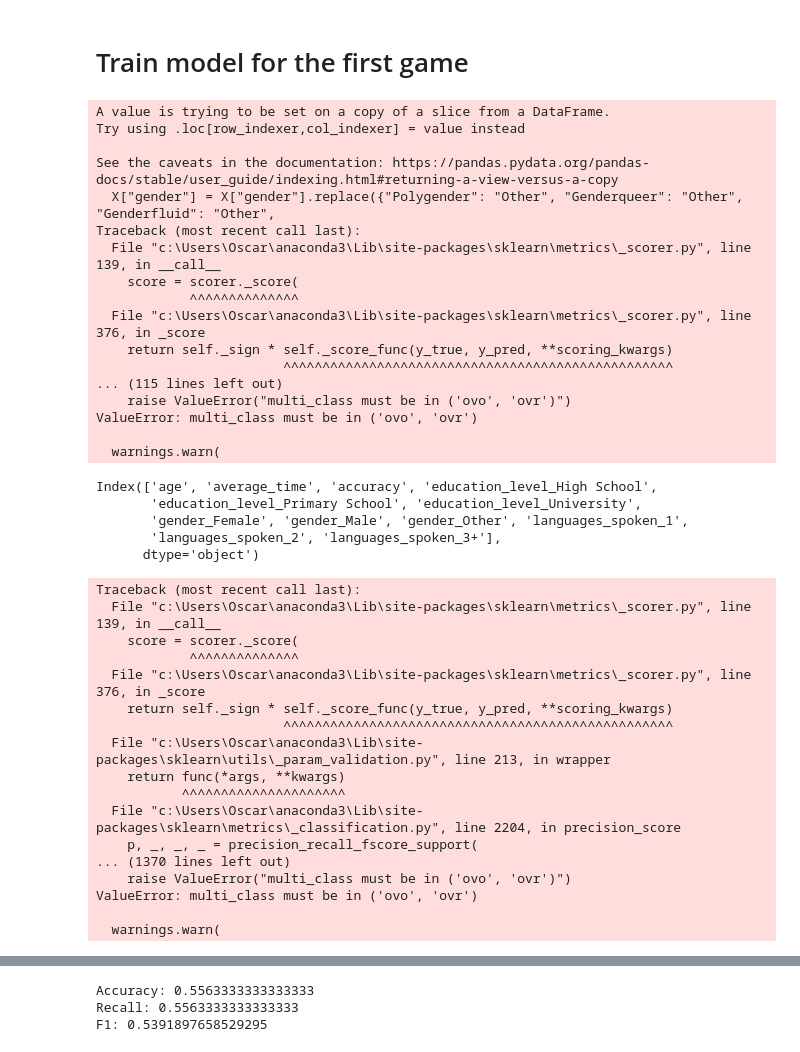
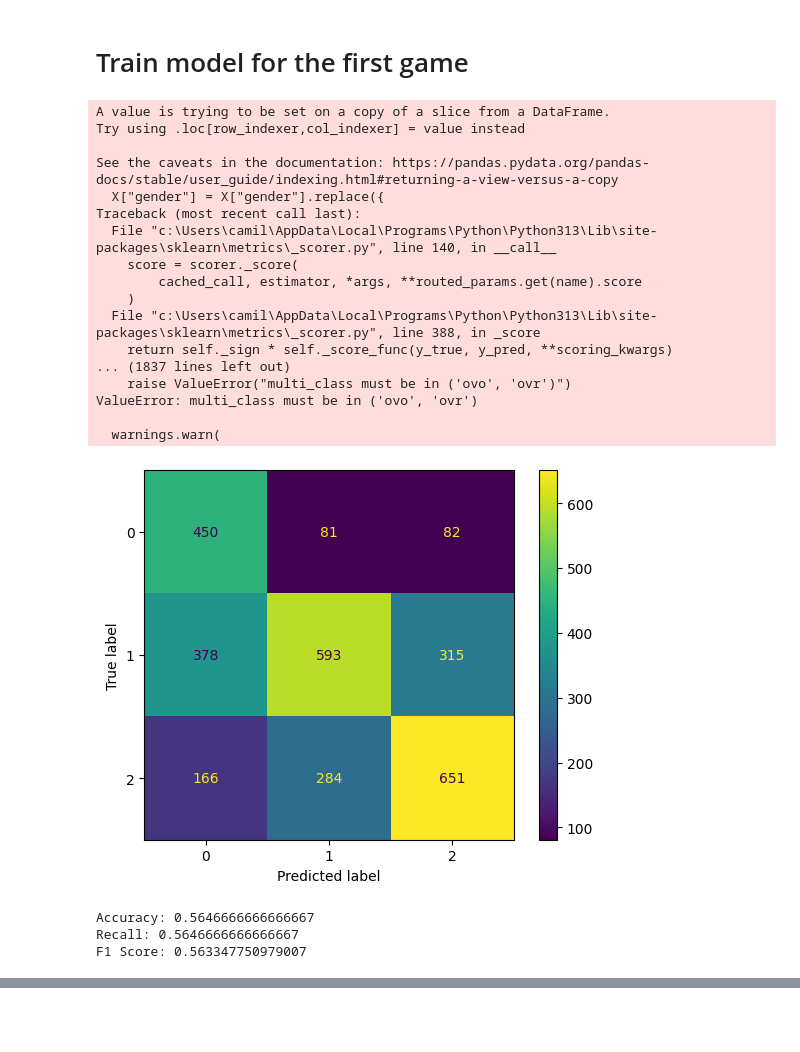
Before and after one commit to carmenvilanova/SeniorTrAIning, a Jupyter notebook: main_data/notebooks/main_notebook.ipynb, the cells around one changed output, grey strips where cells are left out. Drawn from its saved outputs; the diff is of its cells as text; code cells hidden in the pictures; blank space fills up the shorter version.

Commit message:
Update of random and model genrator notebooks
Update some functions of the random generator data and logistic function.

```diff
--- a/main_data/notebooks/main_notebook.ipynb
+++ b/main_data/notebooks/main_notebook.ipynb
@@ -225,7 +243,7 @@ merged_dataframe.describe()
 # %%
 # Generate cognitive level value
-time_reference = 15.73
-acc_reference = 0.2
+time_reference = merged_dataframe["average_time"].quantile(0.75)
+acc_reference = 0.5
 merged_dataframe["cog_level"] = merged_dataframe.apply(lambda row: random_data_generator.generate_cog_state(row["average_time"], row["accuracy"], time_reference, acc_reference ), axis=1)
 # %%
 # Check
@@ -239,44 +261,26 @@ Name: count, dtype: int64
 # %% [markdown]
 # Train model for the first game
 # %%
-logit_model = logistic_model.logistic_regression_game01(merged_dataframe, score_target="balanced_accuracy")
+logistic_model = logistic_model.logistic_regression_game01(merged_dataframe, 'precision', 0)
 # %% [output]
 A value is trying to be set on a copy of a slice from a DataFrame.
 Try using .loc[row_indexer,col_indexer] = value instead
 
 See the caveats in the documentation: https://pandas.pydata.org/pandas-docs/stable/user_guide/indexing.html#returning-a-view-versus-a-copy
-  X["gender"] = X["gender"].replace({"Polygender": "Other", "Genderqueer": "Other", "Genderfluid": "Other",
+  X["gender"] = X["gender"].replace({
 Traceback (most recent call last):
-  File "c:\Users\Oscar\anaconda3\Lib\site-packages\sklearn\metrics\_scorer.py", line 139, in __call__
+  File "c:\Users\camil\AppData\Local\Programs\Python\Python313\Lib\site-packages\sklearn\metrics\_scorer.py", line 140, in __call__
     score = scorer._score(
-            ^^^^^^^^^^^^^^
-  File "c:\Users\Oscar\anaconda3\Lib\site-packages\sklearn\metrics\_scorer.py", line 376, in _score
+        cached_call, estimator, *args, **routed_params.get(name).score
+    )
+  File "c:\Users\camil\AppData\Local\Programs\Python\Python313\Lib\site-packages\sklearn\metrics\_scorer.py", line 388, in _score
     return self._sign * self._score_func(y_true, y_pred, **scoring_kwargs)
-                        ^^^^^^^^^^^^^^^^^^^^^^^^^^^^^^^^^^^^^^^^^^^^^^^^^^
-... (115 lines left out)
+... (1837 lines left out)
     raise ValueError("multi_class must be in ('ovo', 'ovr')")
 ValueError: multi_class must be in ('ovo', 'ovr')
 
   warnings.warn(
+[figure, new version]
-Index(['age', 'average_time', 'accuracy', 'education_level_High School',
-       'education_level_Primary School', 'education_level_University',
-       'gender_Female', 'gender_Male', 'gender_Other', 'languages_spoken_1',
-       'languages_spoken_2', 'languages_spoken_3+'],
-      dtype='object')
+Accuracy: 0.5646666666666667
+Recall: 0.5646666666666667
+F1 Score: 0.563347750979007
-Traceback (most recent call last):
-  File "c:\Users\Oscar\anaconda3\Lib\site-packages\sklearn\metrics\_scorer.py", line 139, in __call__
-    score = scorer._score(
-            ^^^^^^^^^^^^^^
-  File "c:\Users\Oscar\anaconda3\Lib\site-packages\sklearn\metrics\_scorer.py", line 376, in _score
-    return self._sign * self._score_func(y_true, y_pred, **scoring_kwargs)
-                        ^^^^^^^^^^^^^^^^^^^^^^^^^^^^^^^^^^^^^^^^^^^^^^^^^^
-  File "c:\Users\Oscar\anaconda3\Lib\site-packages\sklearn\utils\_param_validation.py", line 213, in wrapper
-    return func(*args, **kwargs)
-           ^^^^^^^^^^^^^^^^^^^^^
-  File "c:\Users\Oscar\anaconda3\Lib\site-packages\sklearn\metrics\_classification.py", line 2204, in precision_score
-    p, _, _, _ = precision_recall_fscore_support(
-... (1370 lines left out)
-    raise ValueError("multi_class must be in ('ovo', 'ovr')")
-ValueError: multi_class must be in ('ovo', 'ovr')
-
-  warnings.warn(
@@ -284,3 +286,0 @@ ValueError: multi_class must be in ('ovo', 'ovr')
-Accuracy: 0.5563333333333333
-Recall: 0.5563333333333333
-F1: 0.5391897658529295
```
Also changed, not shown: parts of 19 cells of this notebook, 3 other files.
